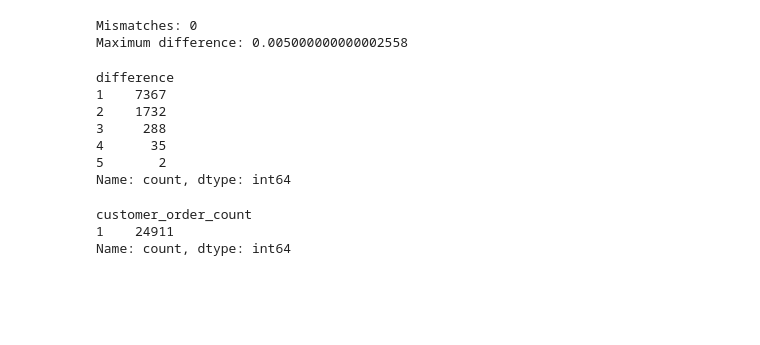
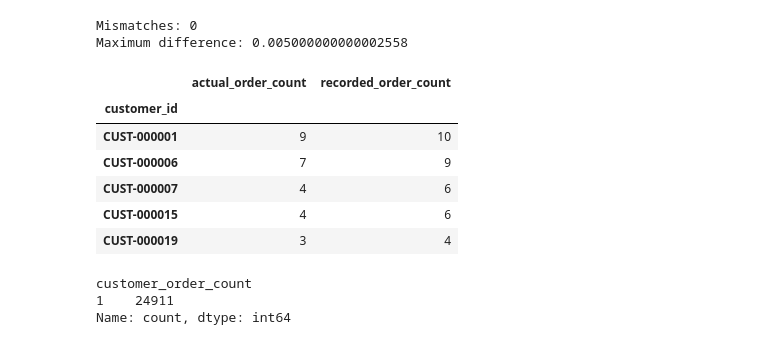
Before and after one commit to delia-pixel/Customer-Profitability-Analysis, a Jupyter notebook: Cleaning and preparation/Data_source_quality_and_cleaning.ipynb, the cells around one changed output. Drawn from its saved outputs; the diff is of its cells as text; code cells hidden in the pictures; blank space fills up the shorter version.

```diff
--- a/Cleaning and preparation/Data_source_quality_and_cleaning.ipynb
+++ b/Cleaning and preparation/Data_source_quality_and_cleaning.ipynb
@@ -294,20 +294,28 @@ print("Maximum difference:", difference.abs().max())
 Mismatches: 0
 Maximum difference: 0.005000000000002558
 # %%
-mismatches["difference"] = (
-    mismatches["recorded_order_count"]
-    - mismatches["actual_order_count"]
-).copy()
+actual_orders = df.groupby("customer_id")["order_id"].nunique()
 
-print(mismatches["difference"].value_counts().sort_index())
+recorded_orders = df.groupby("customer_id")["customer_order_count"].first()
+
+comparison = pd.DataFrame({
+    "actual_order_count": actual_orders,
+    "recorded_order_count": recorded_orders
+})
+
+mismatches = comparison[
+    comparison["recorded_order_count"] != comparison["actual_order_count"]
+].copy()
+
+display(mismatches.head())
 # %% [output]
-difference
-1    7367
-2    1732
-3     288
-4      35
-5       2
-Name: count, dtype: int64
+|  | actual_order_count | recorded_order_count |
+| customer_id |  |  |
+| CUST-000001 | 9 | 10 |
+| CUST-000006 | 7 | 9 |
+| CUST-000007 | 4 | 6 |
+| CUST-000015 | 4 | 6 |
+| CUST-000019 | 3 | 4 |
 # %%
 df.groupby("customer_id")["customer_order_count"].nunique().value_counts()
 # %% [output]
```
Also changed, not shown: parts of 6 cells of this notebook, 12 other files.
